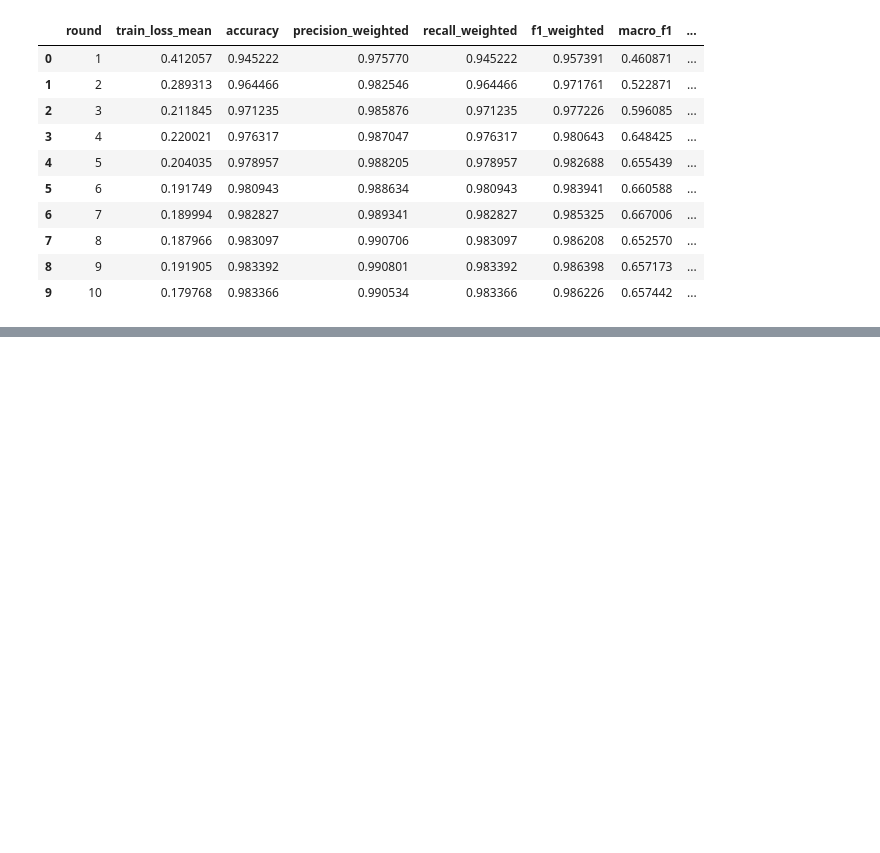
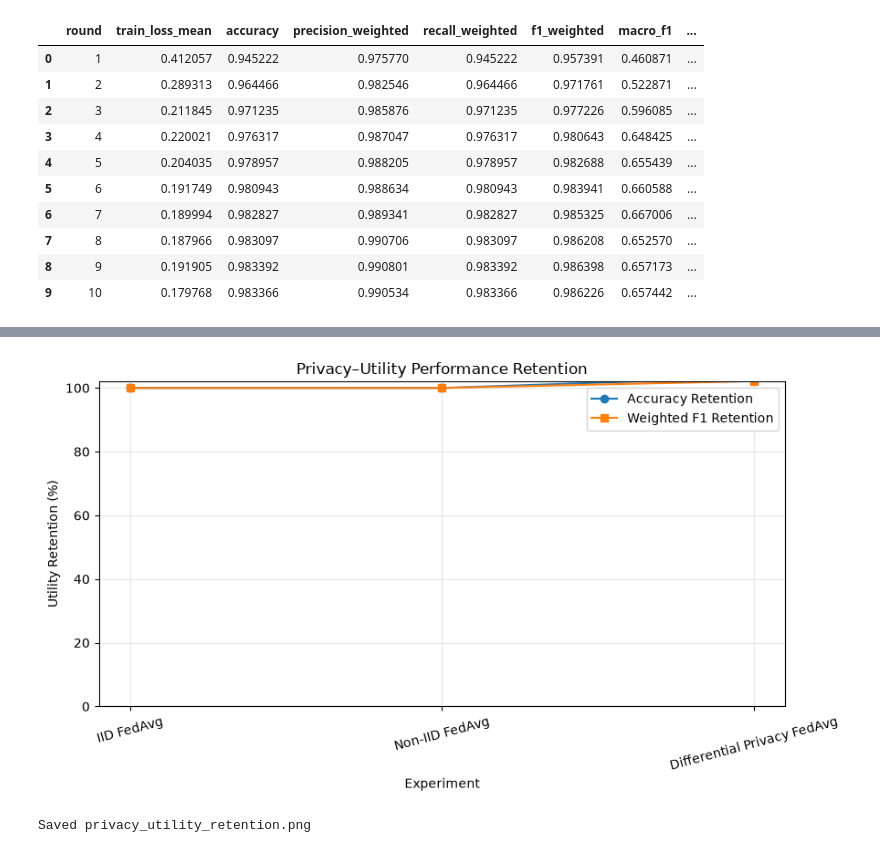
Before and after one commit to UzairShk/Privacy-Preserving-Federated-NIDS, a Jupyter notebook: notebooks/06_Federated_Learning_DP.ipynb, the cells around one changed output, grey strips where cells are left out. Cells and saved outputs as stored; diff of their text form; code cells hidden in the pictures; blank space fills up the shorter version.

Commit message:
feat(privacy): add differential privacy federated training comparison

```diff
--- a/notebooks/06_Federated_Learning_DP_Fixed.ipynb
+++ b/notebooks/06_Federated_Learning_DP.ipynb
@@ -2688,0 +2681,51 @@ KeyError: "Could not find any of ['accuracy', 'test_accuracy']. Available column
+# %%
+# ============================================================
+# UTILITY RETENTION COMPARISON
+# ============================================================
+
+import matplotlib.pyplot as plt
+
+plt.figure(figsize=(9, 5))
+
+x = range(len(privacy_utility_df))
+
+plt.plot(
+    x,
+    privacy_utility_df["Accuracy Retention (%)"],
+    marker="o",
+    label="Accuracy Retention"
+)
+
+plt.plot(
+    x,
+    privacy_utility_df["F1 Retention (%)"],
+    marker="s",
+    label="Weighted F1 Retention"
+)
+
+plt.xticks(
+    list(x),
+    privacy_utility_df["Experiment"],
+    rotation=15
+)
+
+plt.ylabel("Utility Retention (%)")
+plt.xlabel("Experiment")
+plt.title("Privacy–Utility Performance Retention")
+plt.ylim(0, 102)
+plt.legend()
+plt.grid(True, alpha=0.3)
+plt.tight_layout()
+
+plt.savefig(
+    RESULTS_DIR / "privacy_utility_retention.png",
+    dpi=300,
+    bbox_inches="tight"
+)
+
+plt.show()
+
+print("Saved privacy_utility_retention.png")
+# %% [output]
+[figure, added]
+Saved privacy_utility_retention.png
```
Also changed, not shown: parts of 7 cells of this notebook.
